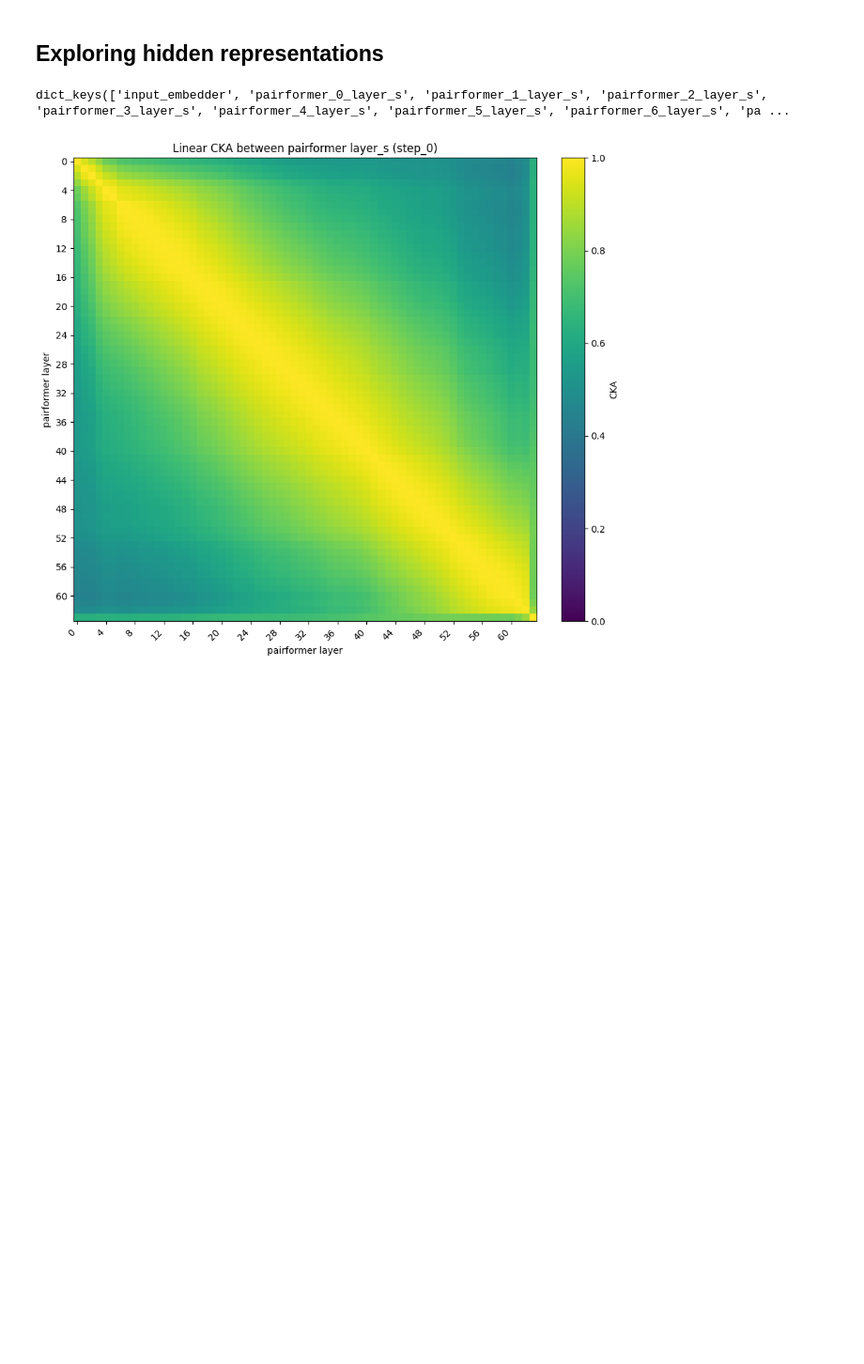
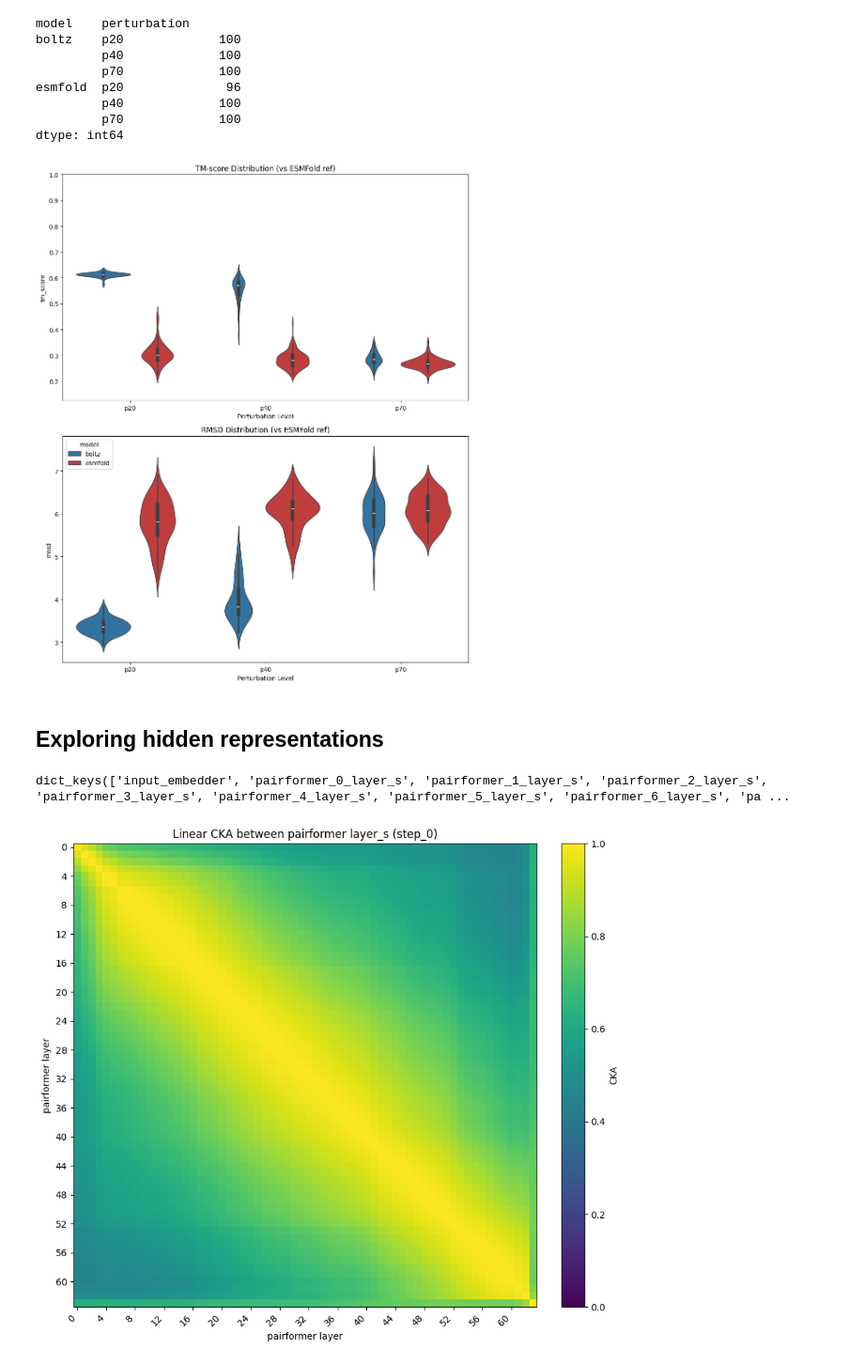
Before and after one commit to Thomasbush9/protein_interpretability, a Jupyter notebook: src/protein_interpretability/notebooks/analysis_perturbation.ipynb, the cells around one changed output. Shown at 94% size. Drawn from its saved outputs; the diff is of its cells as text; code cells hidden in the pictures; blank space fills up the shorter version.

```diff
--- a/src/protein_interpretability/notebooks/analysis_perturbation.ipynb
+++ b/src/protein_interpretability/notebooks/analysis_perturbation.ipynb
@@ -55,0 +65,49 @@ plt.show()
+# %%
+esm_fold_ref_scoring_dir = Path("/Users/thomasbush/Downloads/score_vs_esmfold")
+
+dfs = []
+for level in perturbation_levels:
+    b = pd.read_csv(esm_fold_ref_scoring_dir / level / "boltz_structure_scores_vs_esmfold_pred.csv")
+    b["perturbation"], b["model"] = level, "boltz"
+    dfs.append(b)
+
+    e = pd.read_csv(esm_fold_ref_scoring_dir / level / "structure_scores_vs_esmfold_pred.csv")
+    e["perturbation"], e["model"] = level, "esmfold"
+    dfs.append(e)
+
+all_scores_vs_esmfold = pd.concat(dfs, ignore_index=True)
+print(all_scores_vs_esmfold.groupby(["model", "perturbation"]).size())
+
+fig, axes = plt.subplots(2, 1, figsize=(10, 12))
+for ax, metric, title in [
+    (axes[0], "tm_score", "TM-score Distribution (vs ESMFold ref)"),
+    (axes[1], "rmsd", "RMSD Distribution (vs ESMFold ref)"),
+]:
+    sns.violinplot(
+        x="perturbation",
+        y=metric,
+        hue="model",
+        data=all_scores_vs_esmfold,
+        inner="box",
+        palette=model_palette,
+        order=perturbation_levels,
+        ax=ax,
+    )
+    ax.set_xlabel("Perturbation Level")
+    ax.set_ylabel(metric)
+    ax.set_title(title)
+    if metric == "tm_score":
+        ax.set_ylim(0.125, 1.0)  # Add y-axis limit for tm_score
+axes[0].get_legend().remove()
+plt.tight_layout()
+plt.show()
+# %% [output]
+model    perturbation
+boltz    p20             100
+         p40             100
+         p70             100
+esmfold  p20              96
+         p40             100
+         p70             100
+dtype: int64
+[figure, added]
```
Also changed, not shown: parts of 2 cells of this notebook, 8 other files.
